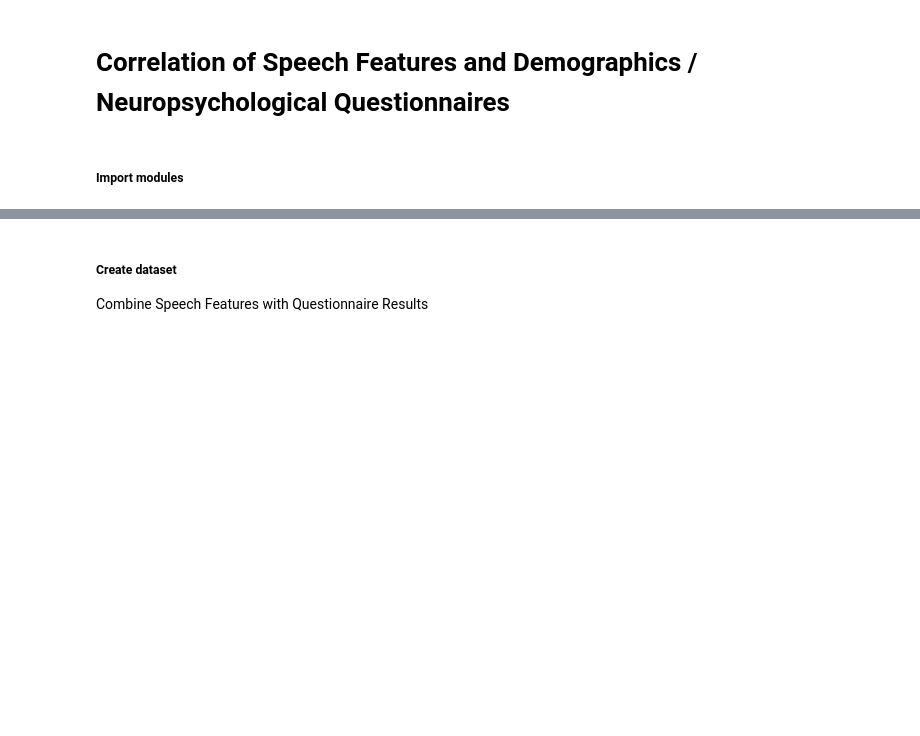
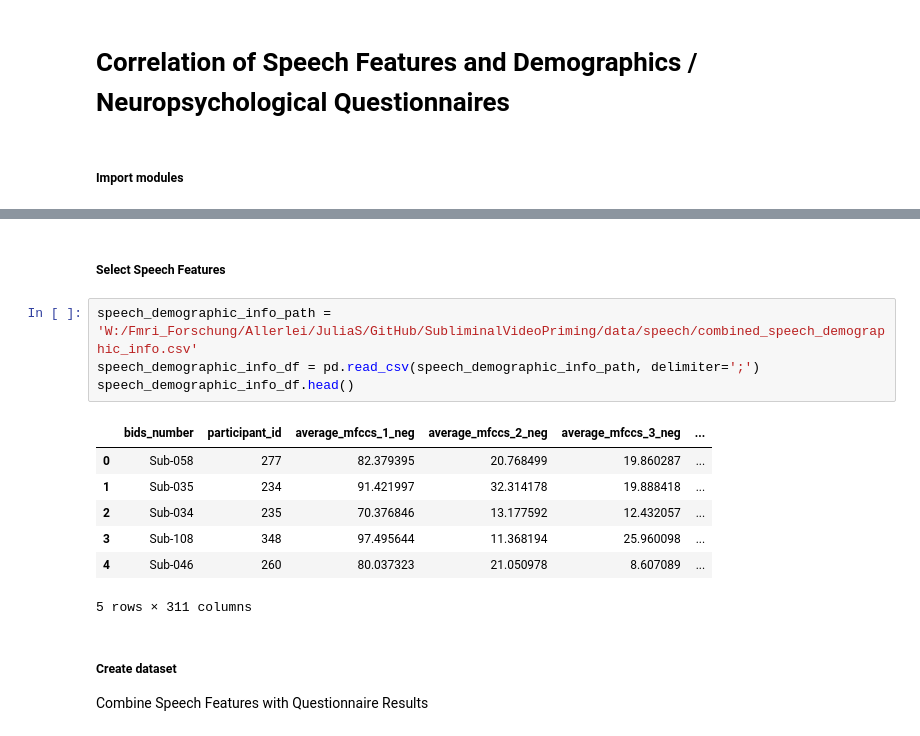
Before and after one commit to JuliaSchraeder/SubliminalVideoPriming, a Jupyter notebook: scripts/speech/speech_category_questionnaire_analysis.ipynb, the cells around one changed output, grey strips where cells are left out. Saved outputs shown, nothing was run; the diff lists cells and outputs as text; blank space fills up the shorter version.

```diff
--- a/scripts/speech/speech_category_questionnaire_analysis.ipynb
+++ b/scripts/speech/speech_category_questionnaire_analysis.ipynb
@@ -108,3 +35,17 @@ feature_category_df.head()
+# %% [markdown]
+##### Select Speech Features
+# %%
+speech_demographic_info_path = 'W:/Fmri_Forschung/Allerlei/JuliaS/GitHub/SubliminalVideoPriming/data/speech/combined_speech_demographic_info.csv'
+speech_demographic_info_df = pd.read_csv(speech_demographic_info_path, delimiter=';')
+speech_demographic_info_df.head()
+# %% [output]
+|  | bids_number | participant_id | average_mfccs_1_neg | average_mfccs_2_neg | average_mfccs_3_neg | ... |
+| 0 | Sub-058 | 277 | 82.379395 | 20.768499 | 19.860287 | ... |
+| 1 | Sub-035 | 234 | 91.421997 | 32.314178 | 19.888418 | ... |
+| 2 | Sub-034 | 235 | 70.376846 | 13.177592 | 12.432057 | ... |
+| 3 | Sub-108 | 348 | 97.495644 | 11.368194 | 25.960098 | ... |
+| 4 | Sub-046 | 260 | 80.037323 | 21.050978 | 8.607089 | ... |
+5 rows × 311 columns
 # %% [markdown]
 ##### Create dataset
 
```
Also changed, not shown: parts of 27 cells of this notebook, 16 other files.
